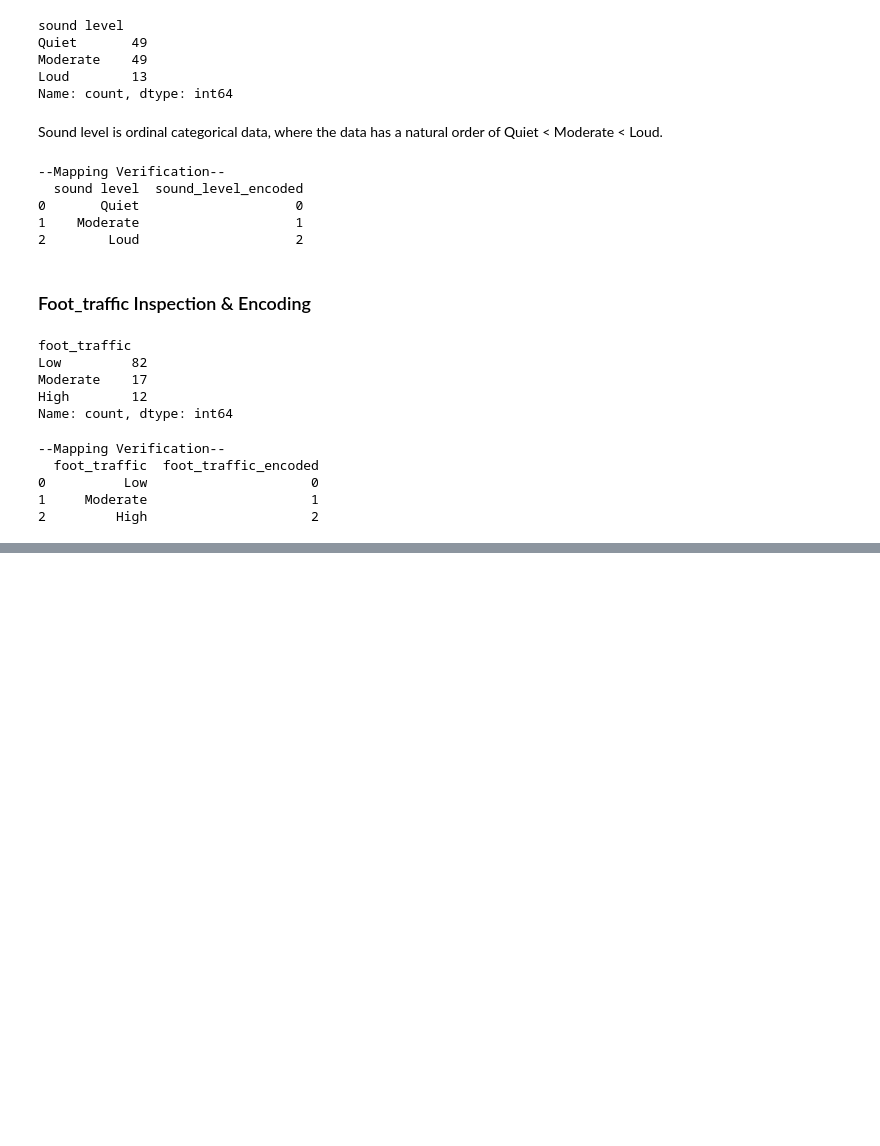
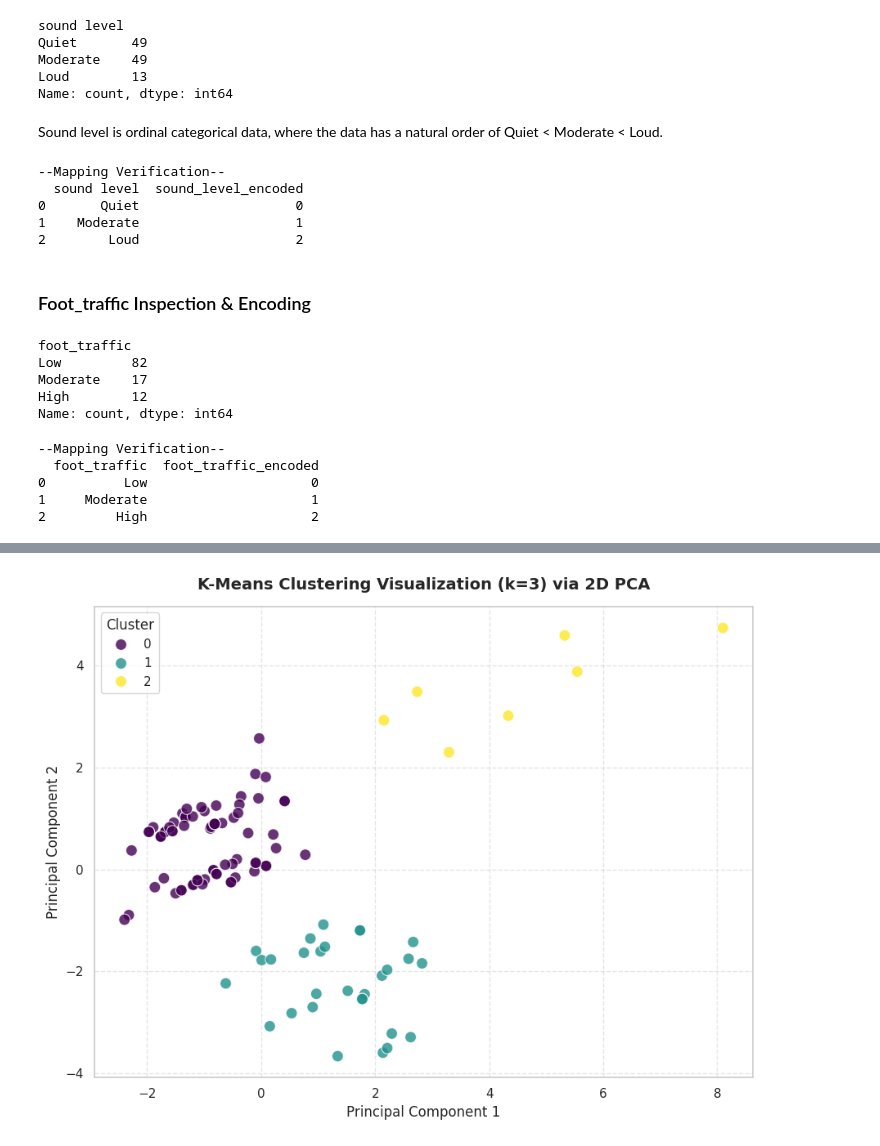
Before and after one commit to LiamPlower/ML-CampusProject-colab, a Jupyter notebook: MLProject.ipynb, the cells around one changed output, grey strips where cells are left out. Saved outputs shown, nothing was run; the diff lists cells and outputs as text; code cells hidden in the pictures; blank space fills up the shorter version.

```diff
--- a/MLProject.ipynb
+++ b/MLProject.ipynb
@@ -238,0 +332,17 @@ print(df[['foot_traffic', 'foot_traffic_encoded']].drop_duplicates().reset_index
+# %%
+# 1. Select the relevant numeric and encoded columns
+selected_columns = [
+    'insects_count',
+    'birds_count',
+    'sound_level_encoded',
+    'foot_traffic_encoded',
+    'temperature_c_encoded',
+    'weather_encoded'
+]
+
+# 2. Create the new clean subset DataFrame
+df_encoded = df[selected_columns].copy()
+
+# 3. Display the first few rows to verify the structure
+print(f"Created new DataFrame 'df_encoded' with shape: {df_encoded.shape}")
+display(df_encoded.head())
@@ -279,0 +397,50 @@ plt.show()
+# %%
+import numpy as np
+import matplotlib.pyplot as plt
+import seaborn as sns
+from sklearn.preprocessing import StandardScaler
+from sklearn.cluster import KMeans
+from sklearn.decomposition import PCA
+
+# 1. Standardize the encoded data
+scaler = StandardScaler()
+scaled_features = scaler.fit_transform(df_encoded)
+
+# 2. Fit K-Means with chosen k=3
+optimal_k = 3
+k_means_final = KMeans(n_clusters=optimal_k, random_state=42, n_init=10)
+cluster_labels = k_means_final.fit_predict(scaled_features)
+
+# Add the cluster label back to both dataframes
+df['cluster'] = cluster_labels
+df_encoded['cluster'] = cluster_labels
+
+# 3. Dimensionality Reduction using PCA for 2D Visualization
+pca = PCA(n_components=2, random_state=42)
+pca_result = pca.fit_transform(scaled_features)
+
+df_encoded['pca1'] = pca_result[:, 0]
+df_encoded['pca2'] = pca_result[:, 1]
+
+# 4. Plot the 2D Clusters
+plt.figure(figsize=(9, 7))
+sns.scatterplot(
+    x='pca1',
+    y='pca2',
+    hue='cluster',
+    palette='viridis',
+    data=df_encoded,
+    s=100,
+    alpha=0.8,
+    edgecolor='w'
+)
+
+plt.title(f'K-Means Clustering Visualization (k={optimal_k}) via 2D PCA', fontsize=14, fontweight='bold', pad=15)
+plt.xlabel('Principal Component 1', fontsize=12)
+plt.ylabel('Principal Component 2', fontsize=12)
+plt.legend(title='Cluster', loc='best')
+plt.grid(True, linestyle='--', alpha=0.5)
+plt.tight_layout()
+plt.show()
+# %% [output]
+[figure, added]
```
Also changed, not shown: parts of 17 cells of this notebook.
